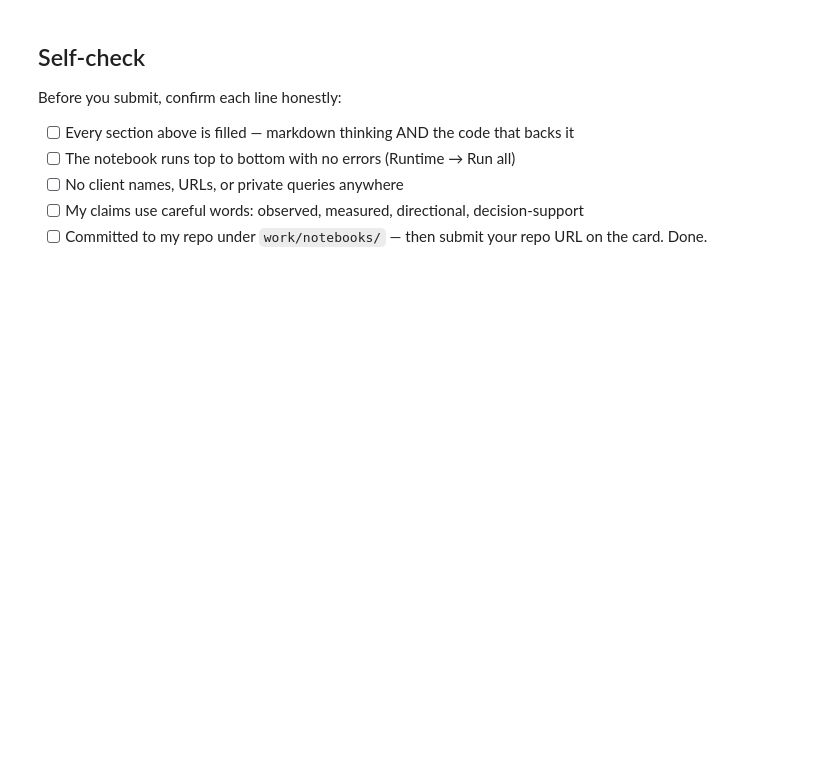
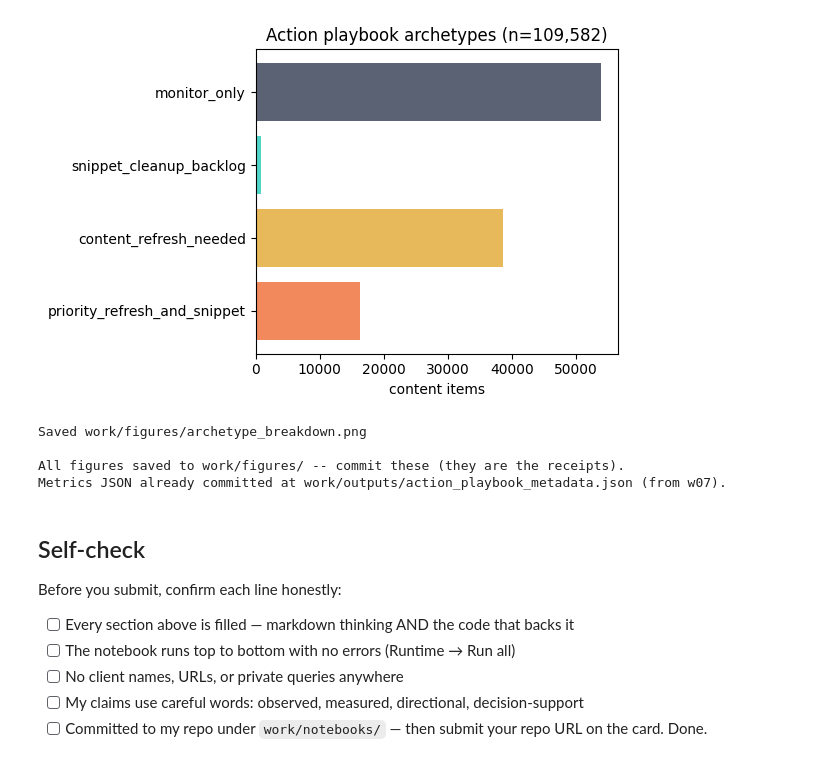
Before and after one commit to Mehroz485/ML-01, a Jupyter notebook: work/notebooks/capstone.ipynb, the cells around one changed output. Drawn from its saved outputs; the diff is of its cells as text; code cells hidden in the pictures; blank space fills up the shorter version.

```diff
--- a/work/notebooks/capstone.ipynb
+++ b/work/notebooks/capstone.ipynb
@@ -57,0 +268,26 @@ This skeleton is yours to fill. Work the sections **in order** — each one has
+# %%
+final_model = LogisticRegression(max_iter=1000).fit(X, y)
+model_df["decline_probability"] = final_model.predict_proba(X)[:, 1]
+
+model_df["position_bucket"] = model_df["pos_early"].apply(position_bucket)
+FLOOR, MAXPOS = 500, 20
+bench = (model_df[model_df["imp_early"] >= FLOOR]
+         .groupby("position_bucket")["ctr_early"].median())
+model_df["ctr_benchmark"] = model_df["position_bucket"].map(bench)
+model_df["ctr_gap_flag"] = (
+    (model_df["imp_early"] >= FLOOR) & (model_df["pos_early"] > 0) & (model_df["pos_early"] <= MAXPOS)
+    & (model_df["ctr_early"] < model_df["ctr_benchmark"])
+)
+risk_cutoff = model_df["decline_probability"].median()
+model_df["elevated_risk"] = model_df["decline_probability"] >= risk_cutoff
+
+def archetype(row):
+    if row["elevated_risk"] and row["ctr_gap_flag"]: return "priority_refresh_and_snippet"
+    if row["elevated_risk"]: return "content_refresh_needed"
+    if row["ctr_gap_flag"]: return "snippet_cleanup_backlog"
+    return "monitor_only"
+
+model_df["reason_code"] = model_df.apply(archetype, axis=1)
+counts_out = model_df["reason_code"].value_counts()
+print(counts_out)
+print((counts_out / len(model_df) * 100).round(1))
@@ -58,3 +315,26 @@ This skeleton is yours to fill. Work the sections **in order** — each one has
+# %%
+# Archetype breakdown figure
+fig, ax = plt.subplots(figsize=(6, 4))
+archetype_order = ["priority_refresh_and_snippet", "content_refresh_needed",
+                    "snippet_cleanup_backlog", "monitor_only"]
+vals = [counts_out.get(a, 0) for a in archetype_order]
+colors = ["#f2895d", "#e8b95a", "#52d6c8", "#5b6274"]
+ax.barh(archetype_order, vals, color=colors)
+ax.set_xlabel("content items")
+ax.set_title(f"Action playbook archetypes (n={len(model_df):,})")
+plt.tight_layout()
+plt.savefig("work/figures/archetype_breakdown.png", dpi=150)
+plt.show()
+print("Saved work/figures/archetype_breakdown.png")
+
+print("\nAll figures saved to work/figures/ -- commit these (they are the receipts).")
+print("Metrics JSON already committed at work/outputs/action_playbook_metadata.json (from w07).")
+# %% [output]
+[figure, added]
+Saved work/figures/archetype_breakdown.png
+
+All figures saved to work/figures/ -- commit these (they are the receipts).
+Metrics JSON already committed at work/outputs/action_playbook_metadata.json (from w07).
 # %% [markdown]
 ## Self-check
 
```
Also changed, not shown: parts of 28 cells of this notebook.
